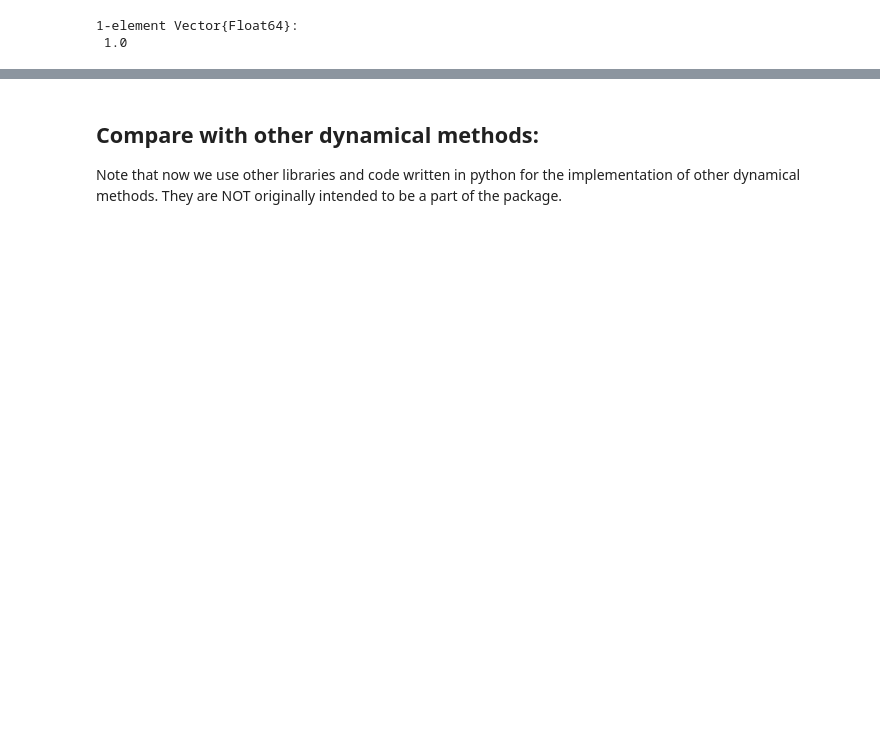
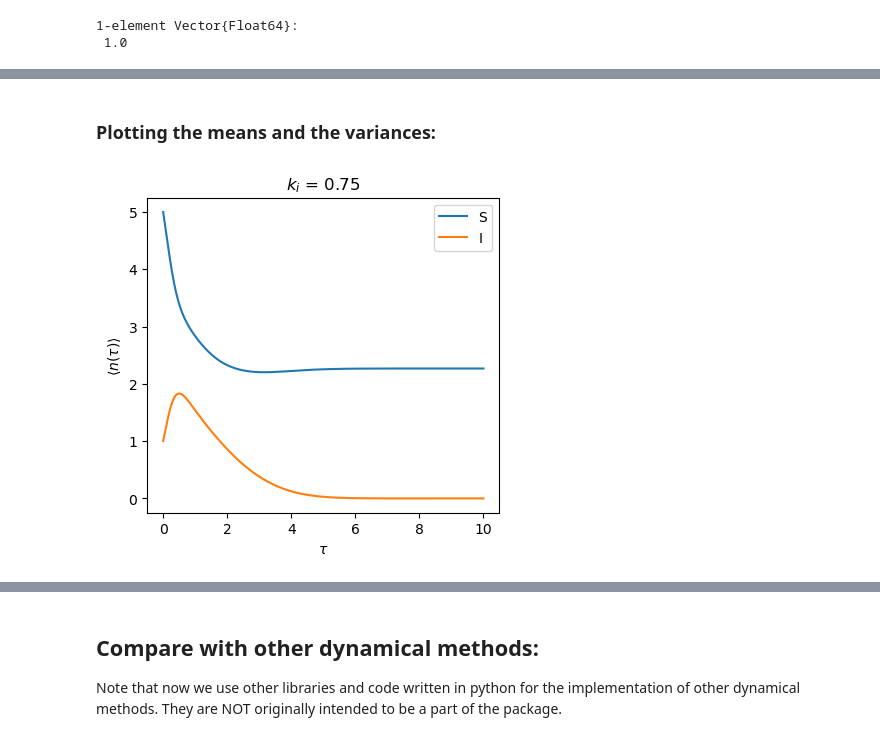
Before and after one commit to btemoshir/Achedmy.jl, a Jupyter notebook: examples/SIR_infection_dynamics.ipynb, the cells around one changed output, grey strips where cells are left out. Saved outputs shown, nothing was run; the diff lists cells and outputs as text; code cells hidden in the pictures; blank space fills up the shorter version.

Commit message:
Updating SIR and some functionality for Achedmy

```diff
--- a/examples/SIR_infection_dynamics.ipynb
+++ b/examples/SIR_infection_dynamics.ipynb
@@ -1006,0 +56,20 @@ Closest candidates are:
+# %%
+@unpack k_i = SIR_system
+
+SOL = []
+VAR = []
+STR = []
+
+for i in alpha_range
+
+    SIR_system.defaults[k_i] *= i
+
+    structure = Achedmy.ReactionStructure(SIR_system)
+    variables = Achedmy.ReactionVariables(structure,"cross")
+    sol = Achedmy.solve_dynamics!(structure,variables,selfEnergy = "gSBR", tmax = tmax, tstart = tstart,
+                     atol = atol, rtol = rtol, dtmax = dtmax)
+    push!(SOL,sol)
+    push!(VAR,variables)
+    push!(STR,structure)
+
+end
@@ -1006,0 +94,20 @@ Closest candidates are:
+# %% [markdown]
+### Plotting the means and the variances:
+# %%
+plot_indices = [1]
+
+figure(figsize=(10,9))
+for i in range(1,length(plot_indices))
+    subplot(2,2,i)
+    for j in range(1,length(species(SIR_system)))
+        plot(SOL[plot_indices[i]].t,VAR[plot_indices[i]].μ[j,:],label=alpha_range[plot_indices[i]])
+        legend(["S","I"])
+    end
+    xlabel(L"$\tau$")
+    ylabel(L"$\langle n(\tau)\rangle$")
+    title(L"$k_i$ = " * string(SIR_system.defaults[k_i]))
+end
+
+gcf()
+# %% [output]
+[figure, added]
```
Also changed, not shown: parts of 95 cells of this notebook, 17 other files.
